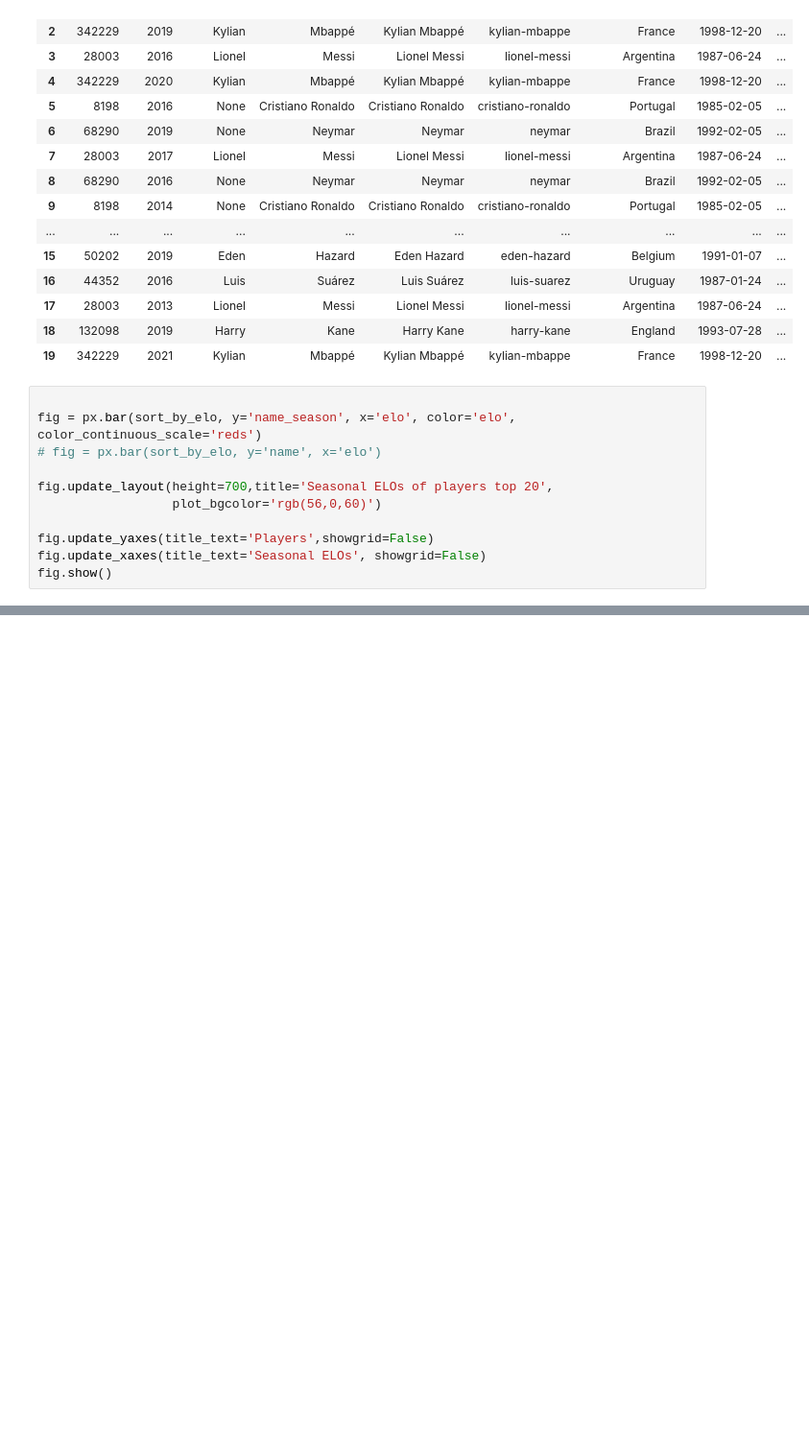
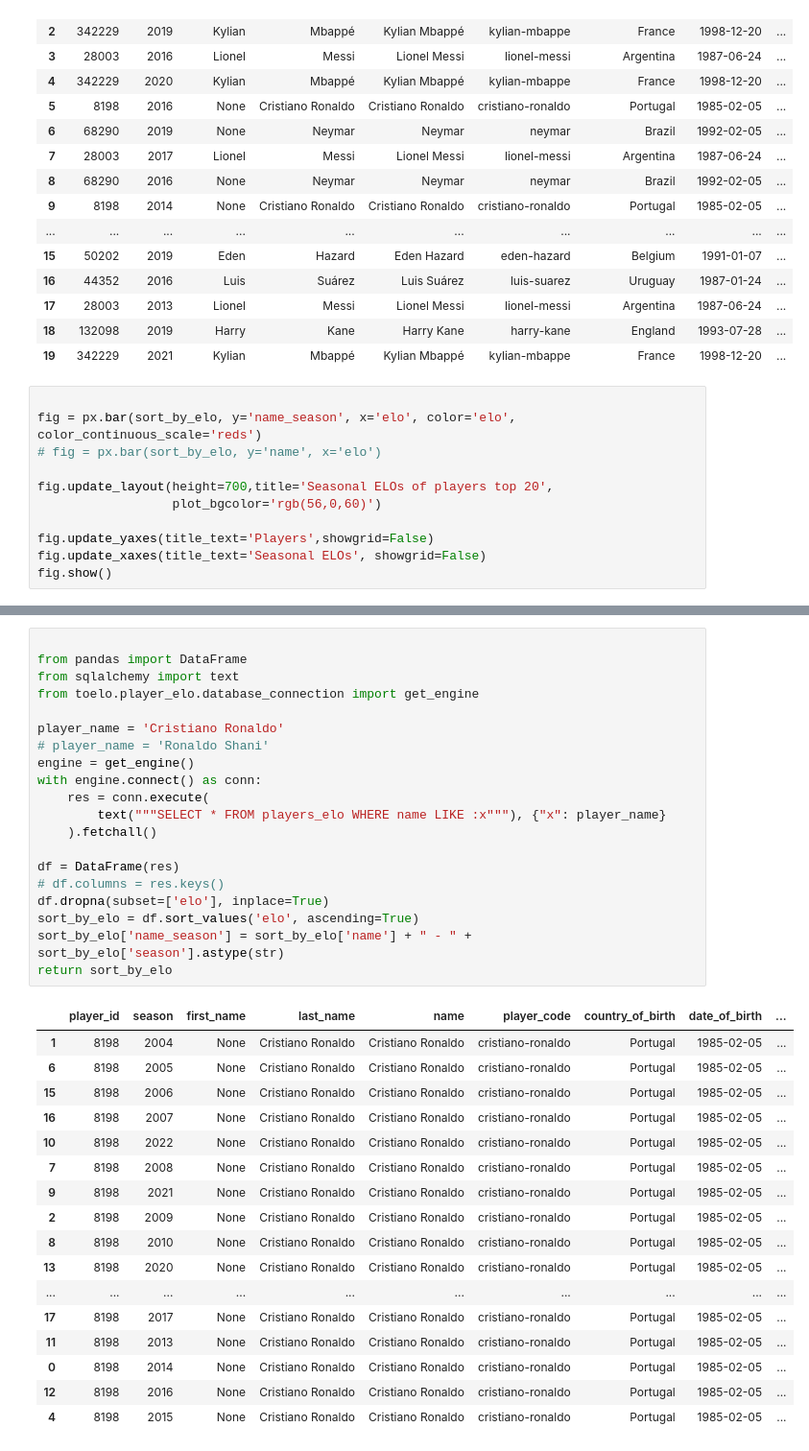
Before and after one commit to SnowHana/toelo, a Jupyter notebook: src/toelo/frontend/graph.ipynb, the cells around one changed output, grey strips where cells are left out. Shown: that part at 96% size. Drawn from its saved outputs; the diff is of its cells as text; blank space fills up the shorter version.

Commit message:
Individual player elo line chart is accomplished. We can do multiple players and compare.

```diff
--- a/src/toelo/frontend/graph.ipynb
+++ b/src/toelo/frontend/graph.ipynb
@@ -84,0 +62,38 @@ DeltaGenerator()
+# %%
+
+from pandas import DataFrame
+from sqlalchemy import text
+from toelo.player_elo.database_connection import get_engine
+
+player_name = 'Cristiano Ronaldo'
+# player_name = 'Ronaldo Shani'
+engine = get_engine()
+with engine.connect() as conn:
+    res = conn.execute(
+        text("""SELECT * FROM players_elo WHERE name LIKE :x"""), {"x": player_name}
+    ).fetchall()
+
+df = DataFrame(res)
+# df.columns = res.keys()
+df.dropna(subset=['elo'], inplace=True)
+sort_by_elo = df.sort_values('elo', ascending=True)
+sort_by_elo['name_season'] = sort_by_elo['name'] + " - " + sort_by_elo['season'].astype(str)
+return sort_by_elo
+# %% [output]
+|  | player_id | season | first_name | last_name | name | player_code | country_of_birth | date_of_birth | ... |
+| 1 | 8198 | 2004 | None | Cristiano Ronaldo | Cristiano Ronaldo | cristiano-ronaldo | Portugal | 1985-02-05 | ... |
+| 6 | 8198 | 2005 | None | Cristiano Ronaldo | Cristiano Ronaldo | cristiano-ronaldo | Portugal | 1985-02-05 | ... |
+| 15 | 8198 | 2006 | None | Cristiano Ronaldo | Cristiano Ronaldo | cristiano-ronaldo | Portugal | 1985-02-05 | ... |
+| 16 | 8198 | 2007 | None | Cristiano Ronaldo | Cristiano Ronaldo | cristiano-ronaldo | Portugal | 1985-02-05 | ... |
+| 10 | 8198 | 2022 | None | Cristiano Ronaldo | Cristiano Ronaldo | cristiano-ronaldo | Portugal | 1985-02-05 | ... |
+| 7 | 8198 | 2008 | None | Cristiano Ronaldo | Cristiano Ronaldo | cristiano-ronaldo | Portugal | 1985-02-05 | ... |
+| 9 | 8198 | 2021 | None | Cristiano Ronaldo | Cristiano Ronaldo | cristiano-ronaldo | Portugal | 1985-02-05 | ... |
+| 2 | 8198 | 2009 | None | Cristiano Ronaldo | Cristiano Ronaldo | cristiano-ronaldo | Portugal | 1985-02-05 | ... |
+| 8 | 8198 | 2010 | None | Cristiano Ronaldo | Cristiano Ronaldo | cristiano-ronaldo | Portugal | 1985-02-05 | ... |
+| 13 | 8198 | 2020 | None | Cristiano Ronaldo | Cristiano Ronaldo | cristiano-ronaldo | Portugal | 1985-02-05 | ... |
+| ... | ... | ... | ... | ... | ... | ... | ... | ... | ... |
+| 17 | 8198 | 2017 | None | Cristiano Ronaldo | Cristiano Ronaldo | cristiano-ronaldo | Portugal | 1985-02-05 | ... |
+| 11 | 8198 | 2013 | None | Cristiano Ronaldo | Cristiano Ronaldo | cristiano-ronaldo | Portugal | 1985-02-05 | ... |
+| 0 | 8198 | 2014 | None | Cristiano Ronaldo | Cristiano Ronaldo | cristiano-ronaldo | Portugal | 1985-02-05 | ... |
+| 12 | 8198 | 2016 | None | Cristiano Ronaldo | Cristiano Ronaldo | cristiano-ronaldo | Portugal | 1985-02-05 | ... |
+| 4 | 8198 | 2015 | None | Cristiano Ronaldo | Cristiano Ronaldo | cristiano-ronaldo | Portugal | 1985-02-05 | ... |
```
Also changed, not shown: parts of 1 cell of this notebook, 2 other files.
